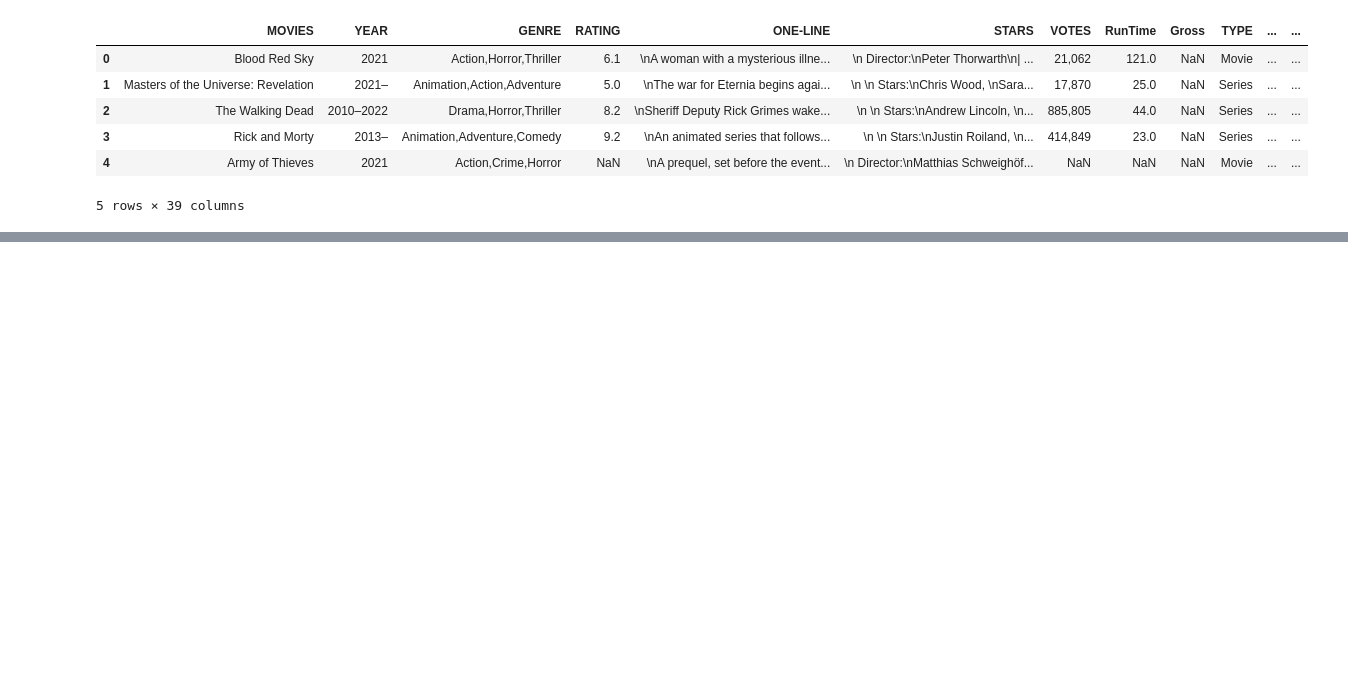
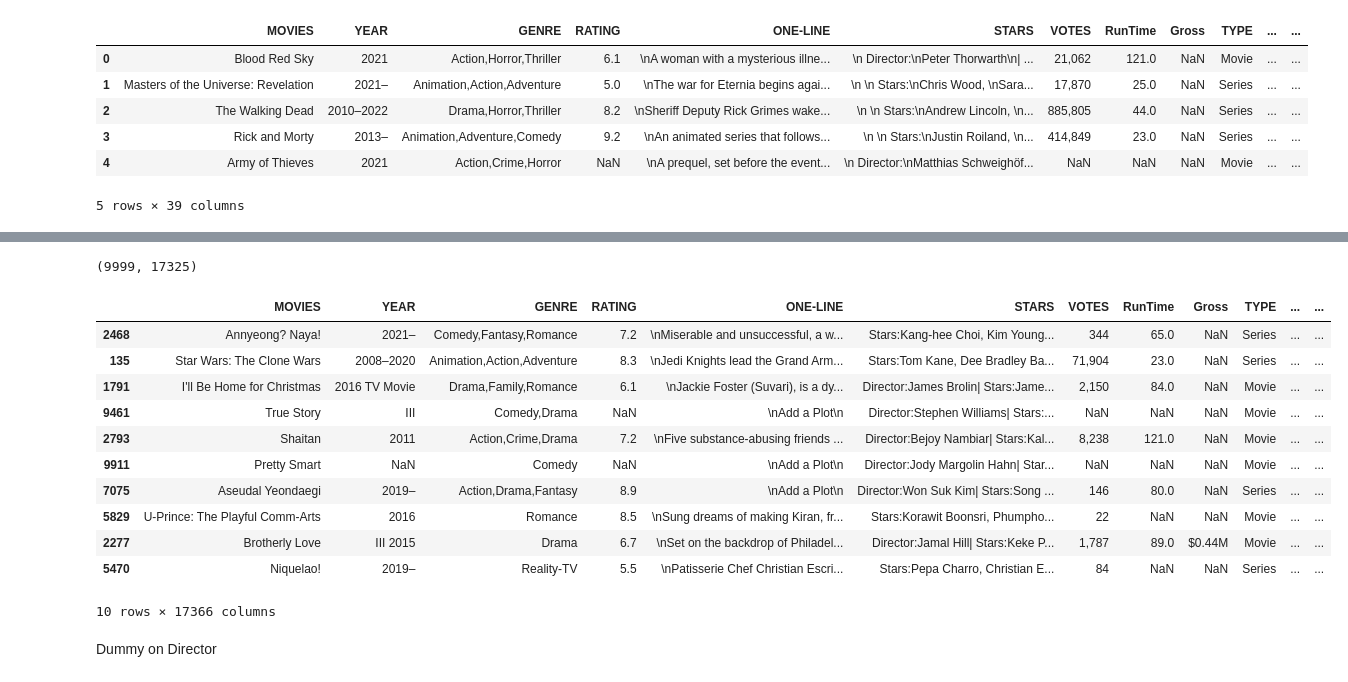
Before and after one commit to MonaTaghavi/dm-ann, a Jupyter notebook: notebooks/21dm-movie.ipynb, the cells around one changed output, grey strips where cells are left out. Drawn from its saved outputs; the diff is of its cells as text; code cells hidden in the pictures; blank space fills up the shorter version.

```diff
--- a/notebooks/21dm-movie.ipynb
+++ b/notebooks/21dm-movie.ipynb
@@ -210,0 +321,7 @@ df.head()
+# %%
+df["Actors"] = df["Actors"].str.replace(", ", ",", regex=False)
+df["Actors"] = df["Actors"].str.strip()
+
+df_dummy = df['Actors'].str.get_dummies(sep=',')
+df_dummy = df_dummy.add_prefix('Actor_')
+df_dummy.head()
@@ -210,0 +336,23 @@ df.head()
+# %%
+df_dummy.shape
+# %% [output]
+(9999, 17325)
+# %%
+#merge/join the dummy dataframe with the original dataframe
+df = df.merge(df_dummy, left_index=True, right_index=True)
+df.sample(10)
+# %% [output]
+|  | MOVIES | YEAR | GENRE | RATING | ONE-LINE | STARS | VOTES | RunTime | Gross | TYPE | ... | ... |
+| 2468 | Annyeong? Naya! | 2021– | Comedy,Fantasy,Romance | 7.2 | \nMiserable and unsuccessful, a w... | Stars:Kang-hee Choi, Kim Young... | 344 | 65.0 | NaN | Series | ... | ... |
+| 135 | Star Wars: The Clone Wars | 2008–2020 | Animation,Action,Adventure | 8.3 | \nJedi Knights lead the Grand Arm... | Stars:Tom Kane, Dee Bradley Ba... | 71,904 | 23.0 | NaN | Series | ... | ... |
+| 1791 | I'll Be Home for Christmas | 2016 TV Movie | Drama,Family,Romance | 6.1 | \nJackie Foster (Suvari), is a dy... | Director:James Brolin| Stars:Jame... | 2,150 | 84.0 | NaN | Movie | ... | ... |
+| 9461 | True Story | III | Comedy,Drama | NaN | \nAdd a Plot\n | Director:Stephen Williams| Stars:... | NaN | NaN | NaN | Movie | ... | ... |
+| 2793 | Shaitan | 2011 | Action,Crime,Drama | 7.2 | \nFive substance-abusing friends ... | Director:Bejoy Nambiar| Stars:Kal... | 8,238 | 121.0 | NaN | Movie | ... | ... |
+| 9911 | Pretty Smart | NaN | Comedy | NaN | \nAdd a Plot\n | Director:Jody Margolin Hahn| Star... | NaN | NaN | NaN | Movie | ... | ... |
+| 7075 | Aseudal Yeondaegi | 2019– | Action,Drama,Fantasy | 8.9 | \nAdd a Plot\n | Director:Won Suk Kim| Stars:Song ... | 146 | 80.0 | NaN | Series | ... | ... |
+| 5829 | U-Prince: The Playful Comm-Arts | 2016 | Romance | 8.5 | \nSung dreams of making Kiran, fr... | Stars:Korawit Boonsri, Phumpho... | 22 | NaN | NaN | Movie | ... | ... |
+| 2277 | Brotherly Love | III 2015 | Drama | 6.7 | \nSet on the backdrop of Philadel... | Director:Jamal Hill| Stars:Keke P... | 1,787 | 89.0 | $0.44M | Movie | ... | ... |
+| 5470 | Niquelao! | 2019– | Reality-TV | 5.5 | \nPatisserie Chef Christian Escri... | Stars:Pepa Charro, Christian E... | 84 | NaN | NaN | Series | ... | ... |
+10 rows × 17366 columns
+# %% [markdown]
+Dummy on Director
```
Also changed, not shown: parts of 37 cells of this notebook, 1 other file.
